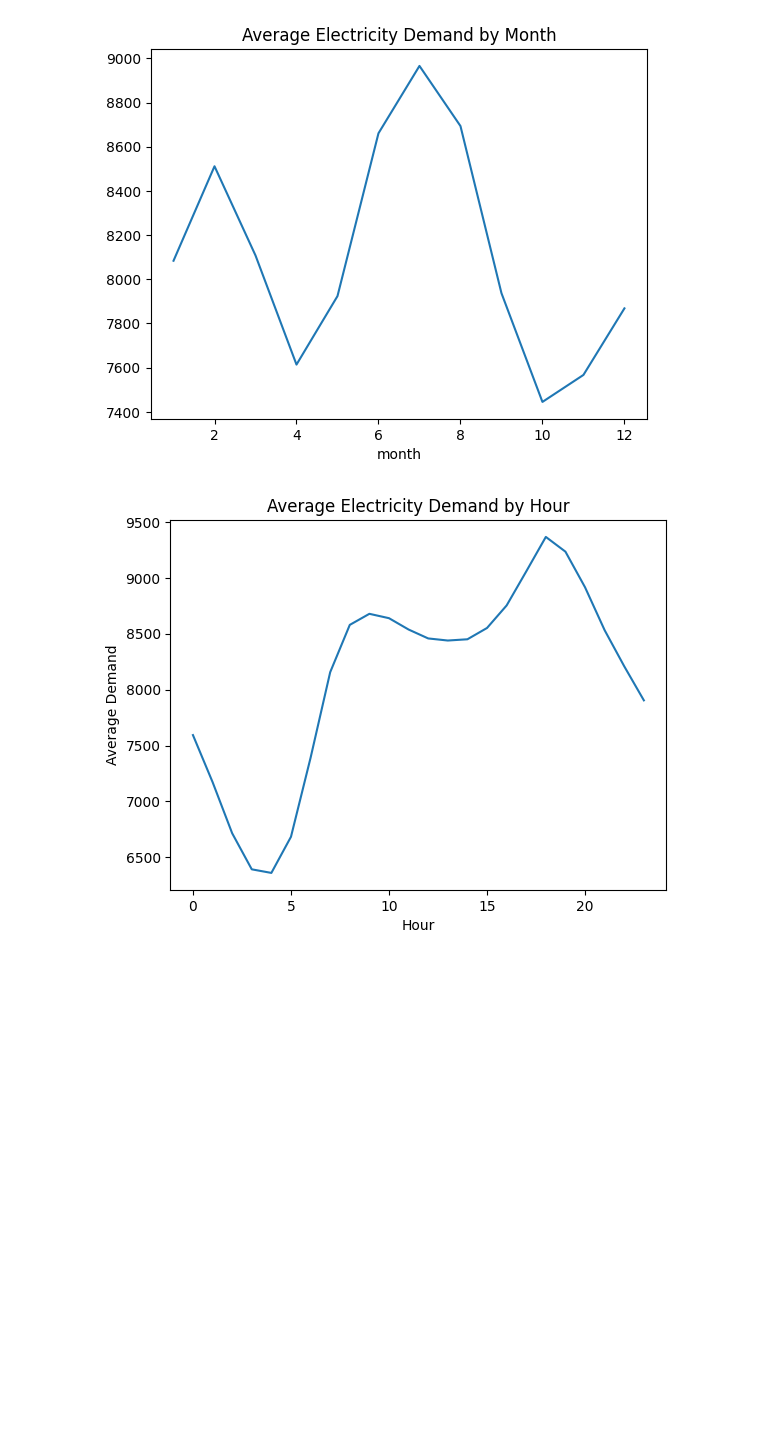
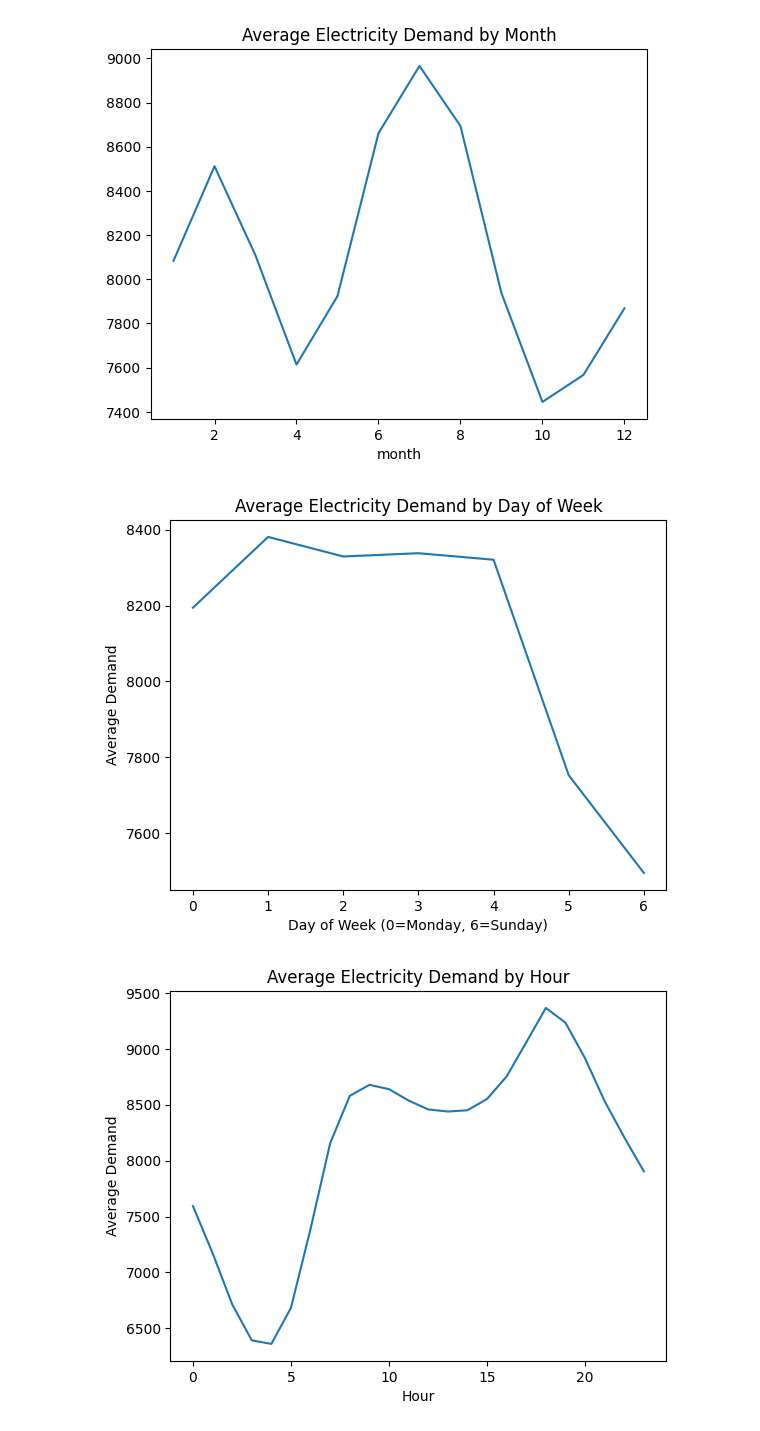
Before and after one commit to laukamkit/capstone_project_GroupA, a Jupyter notebook: src/EDA.ipynb, the cells around one changed output. Drawn from its saved outputs; the diff is of its cells as text; code cells hidden in the pictures; blank space fills up the shorter version.

Commit message:
Added average day of week demand analysis + commentary as well as minor markdown fixes.

```diff
--- a/src/EDA.ipynb
+++ b/src/EDA.ipynb
@@ -277,6 +277,16 @@ plt.title("Average Electricity Demand by Month")
 plt.show()
 # %% [output]
 [figure]
+# %%
+df_merge["dow"] = df_merge["DATETIME"].dt.day_of_week
+
+df_merge.groupby("dow")["TOTALDEMAND"].mean().plot()
+plt.title("Average Electricity Demand by Day of Week")
+plt.xlabel("Day of Week (0=Monday, 6=Sunday)")
+plt.ylabel("Average Demand")
+plt.show()
+# %% [output]
+[figure, added]
 # %%
 df_merge["hour"] = df_merge["DATETIME"].dt.hour
 
```
Also changed, not shown: parts of 3 cells of this notebook.
